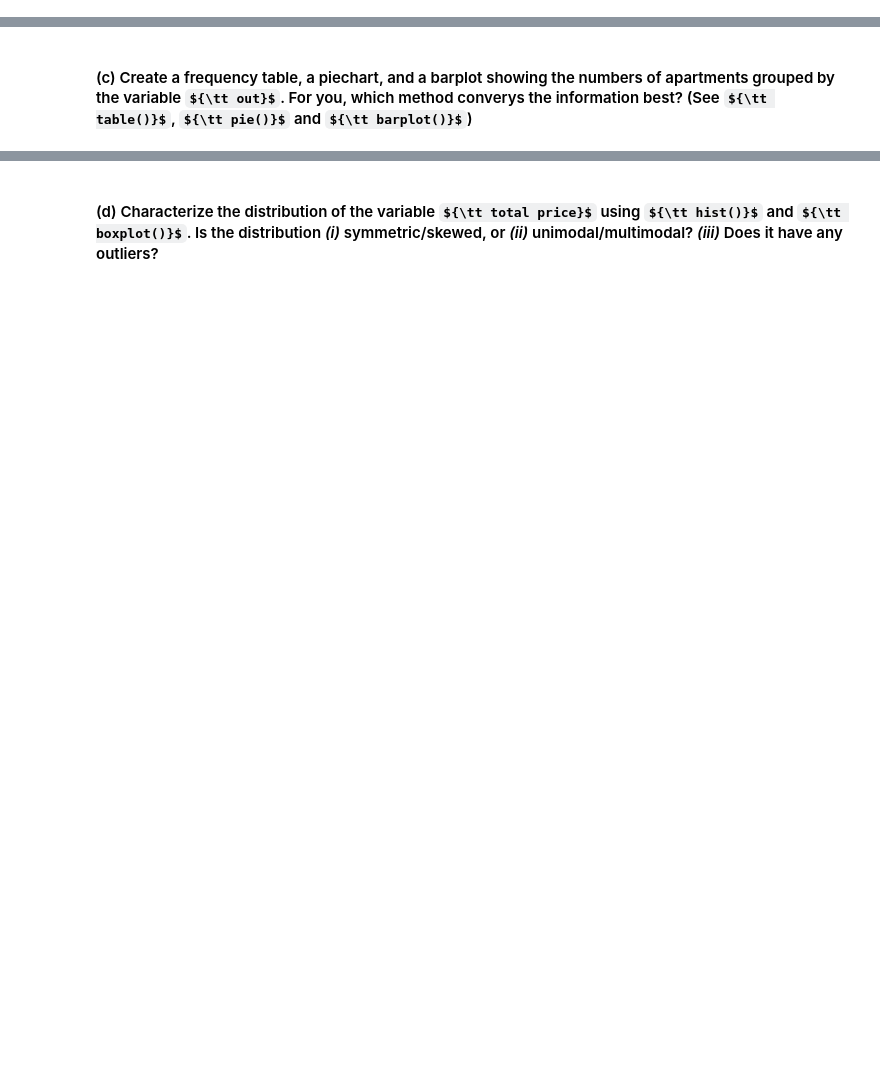
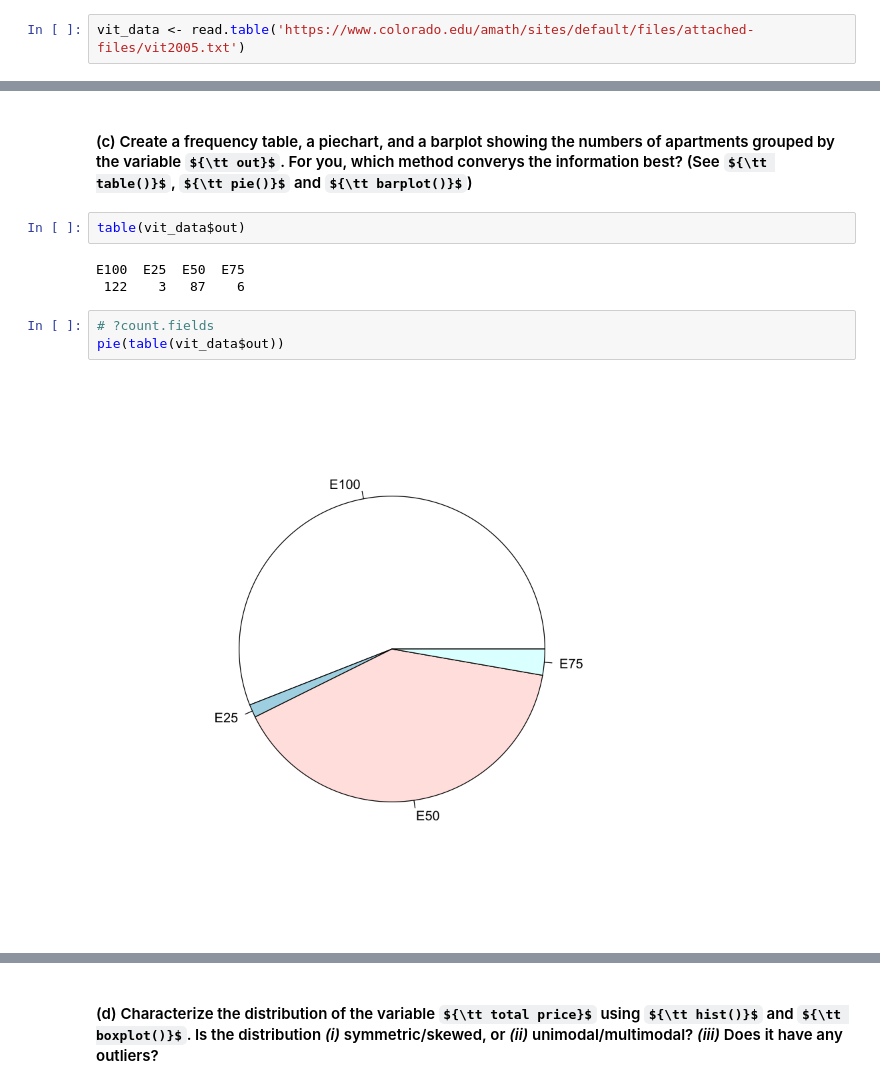
Before and after one commit to juanhotencoding/APPM4570, a Jupyter notebook: HW/HW1/A4570SP19HW01-computational.ipynb, the cells around one changed output, grey strips where cells are left out. Saved outputs shown, nothing was run; the diff lists cells and outputs as text; some formulas as TeX source; blank space fills up the shorter version.

```diff
--- a/HW/HW1/A4570SP19HW01-computational.ipynb
+++ b/HW/HW1/A4570SP19HW01-computational.ipynb
@@ -73,5 +166,7 @@ Here are descriptions of the variables:
 14. heating (a factor indicating the type of heating with levels 1A, 3A, 3B, and 4A which correspond to: no heating, low-standard private heating, high-standard private heating, and central heating, respectively.)
 
 15. storage (the number of storage rooms outside of the apartment)
+# %%
+vit_data <- read.table('https://www.colorado.edu/amath/sites/default/files/attached-files/vit2005.txt')
 # %% [markdown]
 #### (b) Explore the data by providing a numerical summary of all variables.
@@ -78,2 +203,12 @@ Here are descriptions of the variables:
 # %% [markdown]
 #### (c) Create a frequency table, a piechart, and a barplot showing the numbers of apartments grouped by the variable ${\tt out}$. For you, which method converys the information best? (See ${\tt table()}$, ${\tt pie()}$ and ${\tt barplot()}$)
+# %%
+table(vit_data$out)
+# %% [output]
+E100  E25  E50  E75
+ 122    3   87    6
+# %%
+# ?count.fields
+pie(table(vit_data$out))
+# %% [output]
+[figure, added]
```
Also changed, not shown: parts of 21 cells of this notebook, 34 other files.
